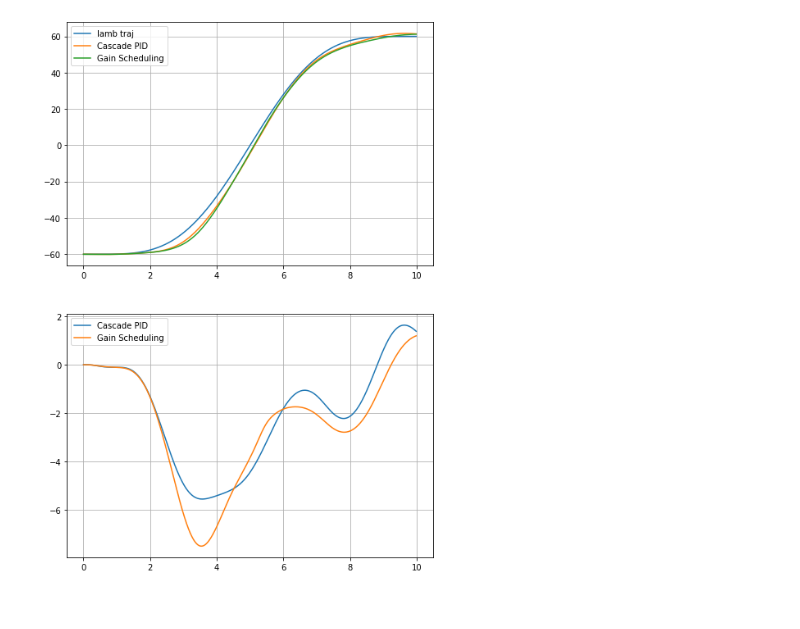
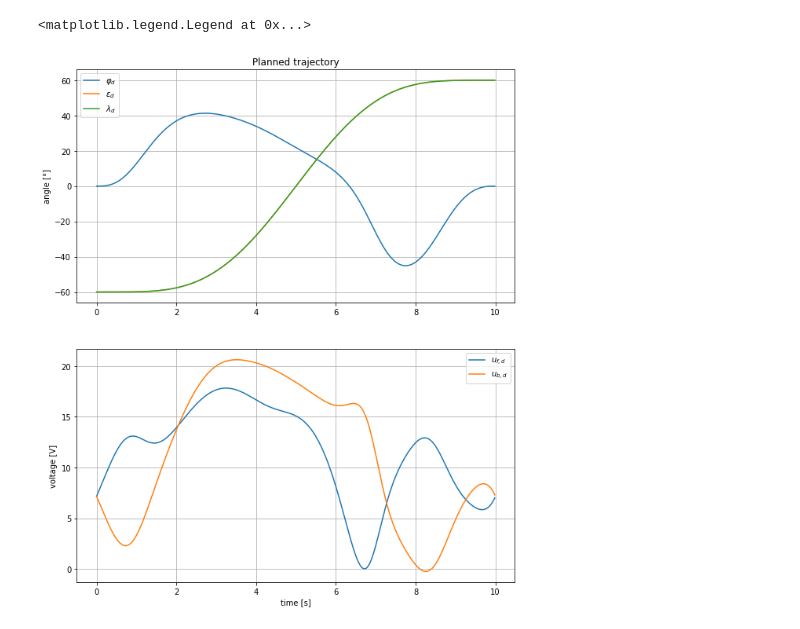
Before and after one commit to Rojetto/helicopter_thesis_code, a Jupyter notebook: scripts/benchmarking_plots.ipynb, the cells around one changed output. Saved outputs shown, nothing was run; the diff lists cells and outputs as text; code cells hidden in the pictures.

Commit message:
Plot benchmarking results

```diff
--- a/scripts/benchmarking_plots.ipynb
+++ b/scripts/benchmarking_plots.ipynb
@@ -30,15 +7,44 @@ grid()
-# %%
-figure(figsize=(8, 12))
-subplot(211)
-plot(ts, cascade_pid.lamb_ds[:ke, 0]/deg, label="lamb traj")
-plot(ts, cascade_pid.xs[:ke, 2]/deg, label="Cascade PID")
-plot(ts, gainsched.xs[:ke, 2]/deg, label="Gain Scheduling")
-legend()
-grid()
-subplot(212)
-plot(ts, (cascade_pid.xs[:ke, 2] - cascade_pid.lamb_ds[:ke, 0])/deg, label="Cascade PID")
-plot(ts, (gainsched.xs[:ke, 2] - cascade_pid.lamb_ds[:ke, 0])/deg, label="Gain Scheduling")
-legend()
-grid()
-# %% [output]
-[figure, removed]
+# %%
+def load(file_name):
+    return load_bundle(f"../Diploma Thesis/{file_name}")
+
+file_names = ['benchmark_cascadepid_original_constants.hc3',
+              'benchmark_cascadepid_random_constants.hc3',
+              'benchmark_cascadepid_lower_constants.hc3',
+              'benchmark_cascadepid_upper_constants.hc3',
+              'benchmark_gainsched_original_constants.hc3',
+              'benchmark_gainsched_random_constants.hc3',
+              'benchmark_gainsched_lower_constants.hc3',
+              'benchmark_gainsched_upper_constants.hc3',
+              'benchmark_tvlqr_original_constants.hc3',
+              'benchmark_tvlqr_random_constants.hc3',
+              'benchmark_tvlqr_lower_constants.hc3',
+              'benchmark_tvlqr_upper_constants.hc3',
+              ]
+
+ke = 60 * 10
+deg = pi / 180
+# %%
+# Plot planned trajectory
+bundle = load(file_names[0])
+ts = bundle.ts[:ke]
+figure(figsize=(10,12))
+subplot(211)
+title("Planned trajectory")
+plot(ts, bundle.phi_ds[:ke, 0]/deg, label=r"$\varphi_d$")
+plot(ts, bundle.eps_ds[:ke, 0]/deg, label=r"$\varepsilon_d$")
+plot(ts, bundle.lamb_ds[:ke, 0]/deg, label=r"$\lambda_d$")
+ylabel("angle [°]")
+grid()
+legend()
+
+subplot(212)
+plot(ts, bundle.vf_ds[:ke, 0]/deg, label=r"$u_{f,d}$")
+plot(ts, bundle.vb_ds[:ke, 0]/deg, label=r"$u_{b,d}$")
+xlabel("time [s]")
+ylabel("voltage [V]")
+grid()
+legend()
+# %% [output]
+<matplotlib.legend.Legend at 0x...>
+[figure, added]
```
Also changed, not shown: parts of 5 cells of this notebook.
